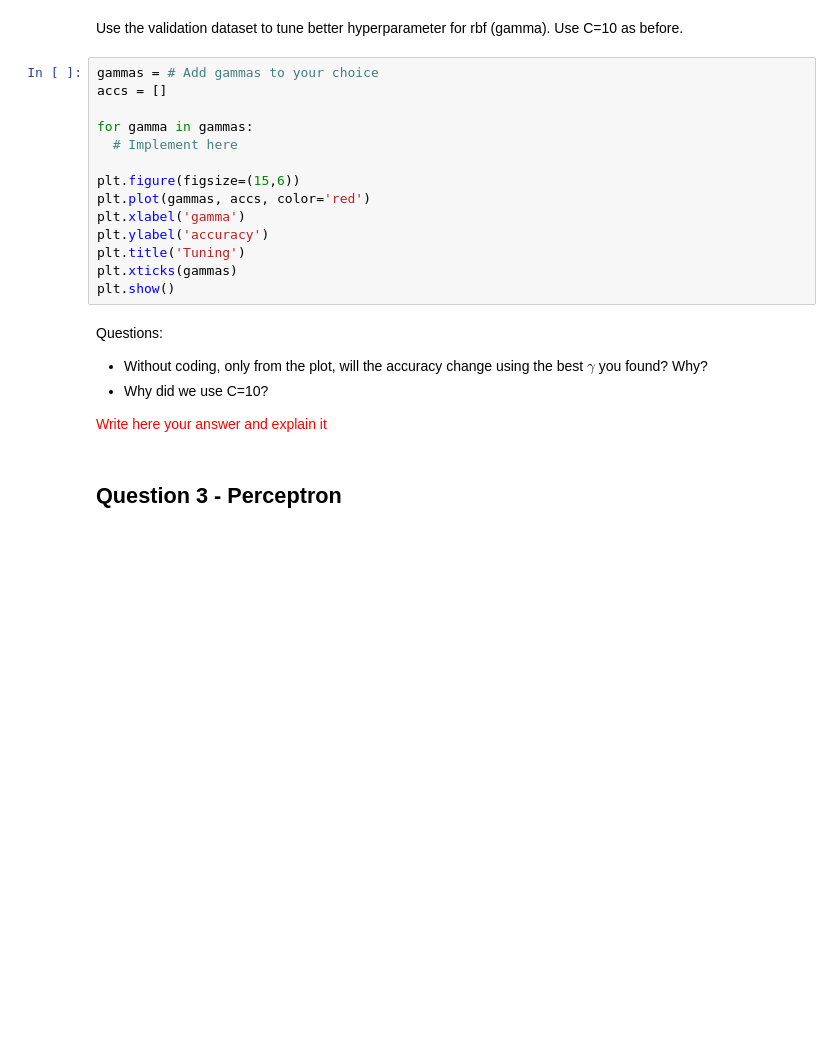
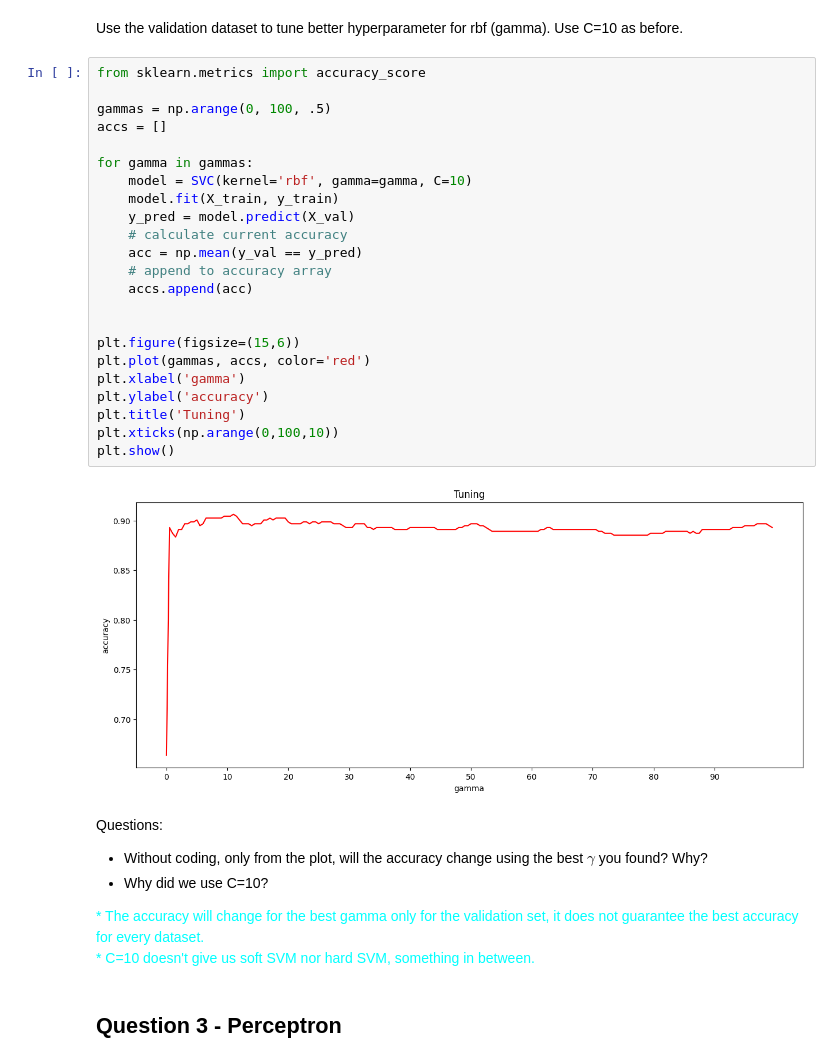
Before and after one commit to ordinary813/ordinaryLib, a Jupyter notebook: Machine learning/HW2/HW2.ipynb, the cells around one changed output. Cells and saved outputs as stored; diff of their text form; blank space fills up the shorter version.

```diff
--- a/Machine learning/HW2/HW2.ipynb
+++ b/Machine learning/HW2/HW2.ipynb
@@ -447,25 +466,39 @@ plt.show()
 # %% [markdown]
 Use the validation dataset to tune better hyperparameter for rbf (gamma). Use C=10 as before.
 # %%
-gammas = # Add gammas to your choice
+from sklearn.metrics import accuracy_score
+
+gammas = np.arange(0, 100, .5)
 accs = []
 
 for gamma in gammas:
-  # Implement here
+    model = SVC(kernel='rbf', gamma=gamma, C=10)
+    model.fit(X_train, y_train)
+    y_pred = model.predict(X_val)
+    # calculate current accuracy
+    acc = np.mean(y_val == y_pred)
+    # append to accuracy array
+    accs.append(acc)
+
 
 plt.figure(figsize=(15,6))
 plt.plot(gammas, accs, color='red')
 plt.xlabel('gamma')
 plt.ylabel('accuracy')
 plt.title('Tuning')
-plt.xticks(gammas)
+plt.xticks(np.arange(0,100,10))
 plt.show()
+# %% [output]
+[figure, added]
 # %% [markdown]
 Questions:
 - Without coding, only from the plot, will the accuracy change using the best $\gamma$ you found? Why?
 - Why did we use C=10? <br/>
 
-<font color='red'>Write here your answer and explain it</font>
+<font color='aqua'>
+* The accuracy will change for the best gamma only for the validation set, it does not guarantee the best accuracy for every dataset.<br/>
+* C=10 doesn't give us soft SVM nor hard SVM, something in between.
+</font>
 # %% [markdown]
 ## Question 3 - Perceptron
 # %% [markdown]
```
Also changed, not shown: parts of 11 cells of this notebook, 3 other files.
